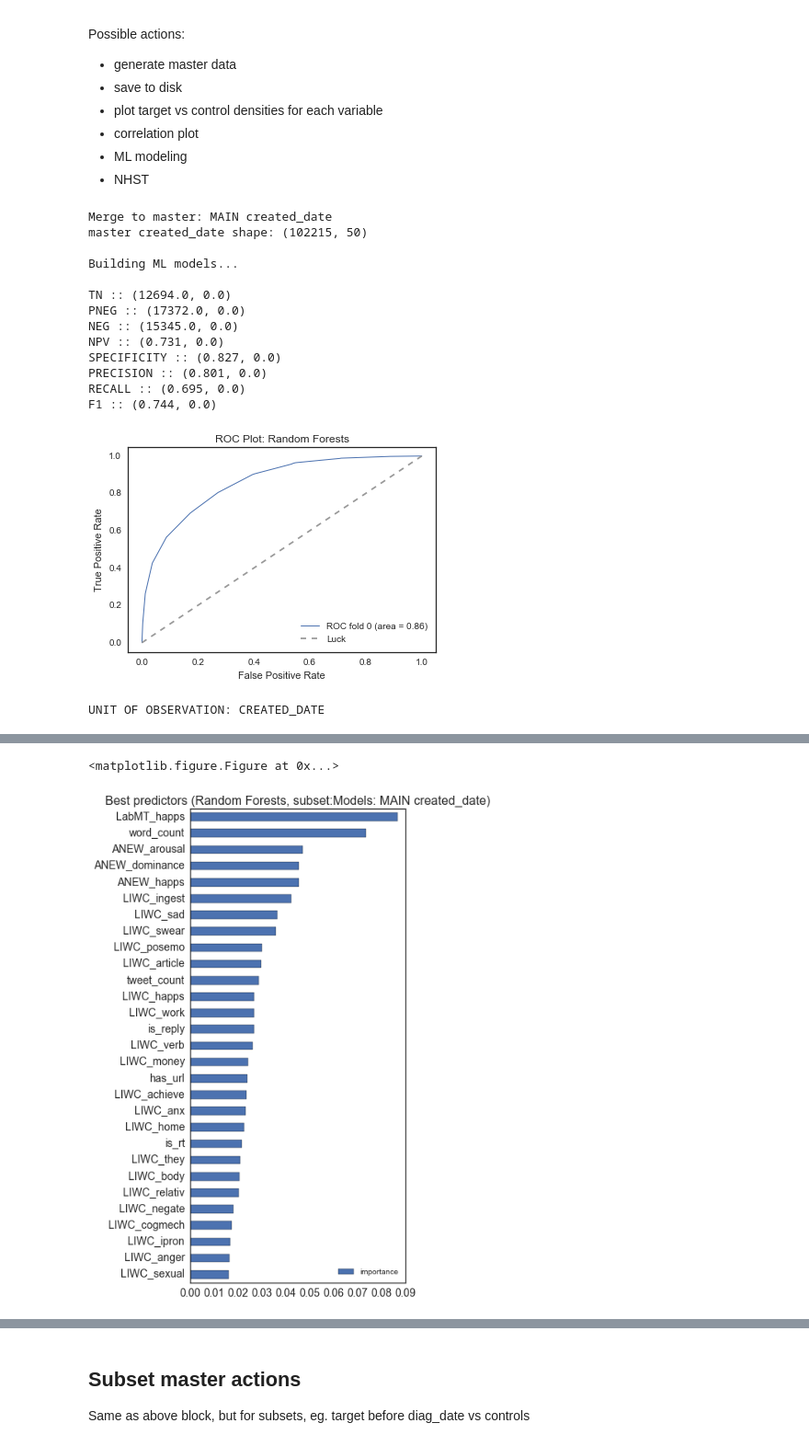
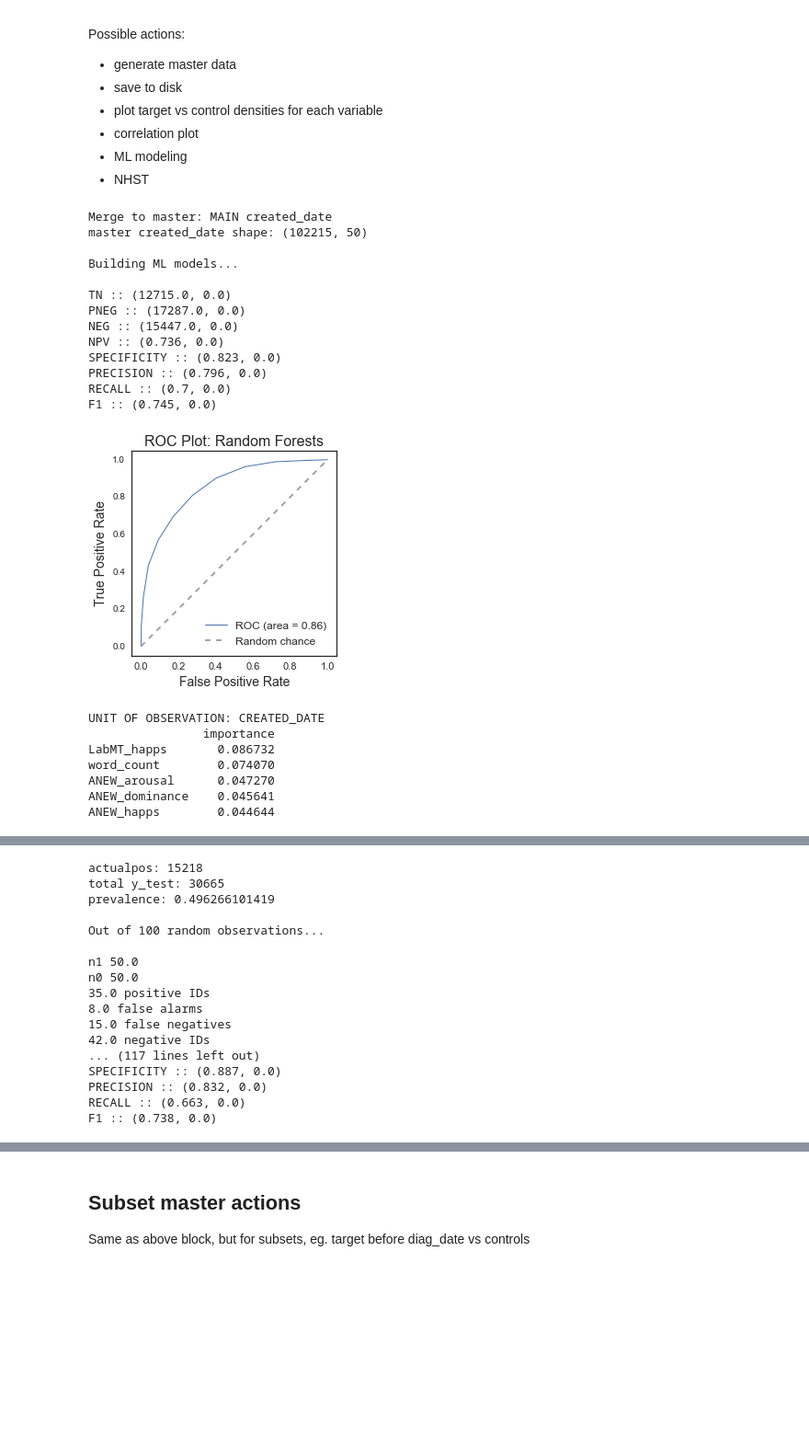
Before and after one commit to andrewreece/predicthealth, a Jupyter notebook: eda-twitter.ipynb, the cells around one changed output, grey strips where cells are left out. Shown: that part at 92% size. Cells and saved outputs as stored; diff of their text form; code cells hidden in the pictures; blank space fills up the shorter version.

```diff
--- a/eda-twitter.ipynb
+++ b/eda-twitter.ipynb
@@ -20,7 +20,9 @@ loading ANEW with stopVal=1.0, for 765 words
 # %% [markdown]
 ## Load SQLite database
 # %%
-dbfile = 'project_july26.db' # only project_july26.db has up-to-date word feats
+# only project_july26.db has up-to-date word feats
+# UPDATE (aug 3): use project_july26_b.db, this fixed a database bug (too many user_id entries in word_features)
+dbfile = 'project_july26_b.db'
 conn = sqlite3.connect(dbfile)
 # %% [markdown]
 ## Analysis parameters
@@ -88,7 +90,7 @@ share_sm_disq_fnames = ["../../data/final/depressiontwitter_round1.csv",
 
 path_head = '/'.join(['data-files',condition,platform])+'/'
 
-load_from = 'pickle' # None, file, pickle :: loads masters from pickled file, or just masters from csv
+load_from = None # None, file, pickle :: loads masters from pickled file, or just masters from csv
 
 write_to = None # None, file, pickle  :: writes initial data (prepare_raw_data()) to csv or pickle
 
@@ -102,17 +104,19 @@ run_separate_pca = True
 
 action_params = {
     'create_master': True,
-    'save_to_file' : True,
+    'save_to_file' : False,
     'density' : False,
     'ml' : True,
     'nhst' : True,
     'corr' : False,
     'print_corrmat' : False,
-    'tall_plot': True,
-    'acc_avg': 'binary',
-    'use_ttest':False,
-    'best_pca':1,
-    'show_pca_comp_plot':True
+    'tall_plot': True, # (random forest) do we have enough variables to require a taller plot window?
+    'acc_avg': 'binary', # (ml) accuracy score basis for f1, precision, etc. "binary" or "weighted"
+    'use_ttest':False, # (nhst) compute t-tests for each variable?
+    'best_pca':10, # (pca) how many components to use?
+    'show_pca_comp_plot':True, # (pca) show scree plot?
+    'rf_imp_cutoff':.015, # (random forest) show feats with importance >= X
+    'rf_imp_subset':10 # (random forest) show top X important feats
 }
 
 params = define_params(condition, test_name, test_cutoff, impose_test_cutoff,
@@ -239,31 +261,37 @@ Possible actions:
 # %%
 if run_master:
     master = data['master']
     target = data['target']['gb']
     control = data['control']['gb']
     report = 'MAIN'
 
     if action_params['create_master']:
         master['model'] = {}
 
-    for gb_type in ['created_date', 'weekly']:
+    for gb_type in ['created_date', 'weekly', 'user_id']: # don't put user_id without created_date and weekly!
 
         master_actions(master, target, control, condition, platform,
                        params, gb_type, report, action_params, clfs, additional_data, posting_cutoff,
                        use_pca=False, scale_data=True)
 # %% [output]
 Merge to master: MAIN created_date
 master created_date shape: (102215, 50)
 
 Building ML models...
 
-TN :: (12694.0, 0.0)
-PNEG :: (17372.0, 0.0)
-NEG :: (15345.0, 0.0)
-NPV :: (0.731, 0.0)
-SPECIFICITY :: (0.827, 0.0)
-PRECISION :: (0.801, 0.0)
-RECALL :: (0.695, 0.0)
-F1 :: (0.744, 0.0)
+TN :: (12715.0, 0.0)
+PNEG :: (17287.0, 0.0)
+NEG :: (15447.0, 0.0)
+NPV :: (0.736, 0.0)
+SPECIFICITY :: (0.823, 0.0)
+PRECISION :: (0.796, 0.0)
+RECALL :: (0.7, 0.0)
+F1 :: (0.745, 0.0)
-[figure, old version]
+[figure, new version]
 UNIT OF OBSERVATION: CREATED_DATE
+                importance
+LabMT_happs       0.086732
+word_count        0.074070
+ANEW_arousal      0.047270
+ANEW_dominance    0.045641
+ANEW_happs        0.044644
@@ -270,2 +299,17 @@ UNIT OF OBSERVATION: CREATED_DATE
-<matplotlib.figure.Figure at 0x...>
+actualpos: 15218
+total y_test: 30665
+prevalence: 0.496266101419
+
+Out of 100 random observations...
+
+n1 50.0
+n0 50.0
+35.0 positive IDs
+8.0 false alarms
+15.0 false negatives
+42.0 negative IDs
+... (117 lines left out)
+SPECIFICITY :: (0.887, 0.0)
+PRECISION :: (0.832, 0.0)
+RECALL :: (0.663, 0.0)
+F1 :: (0.738, 0.0)
-[figure, old version]
```
Also changed, not shown: parts of 8 cells of this notebook, 2 other files.
